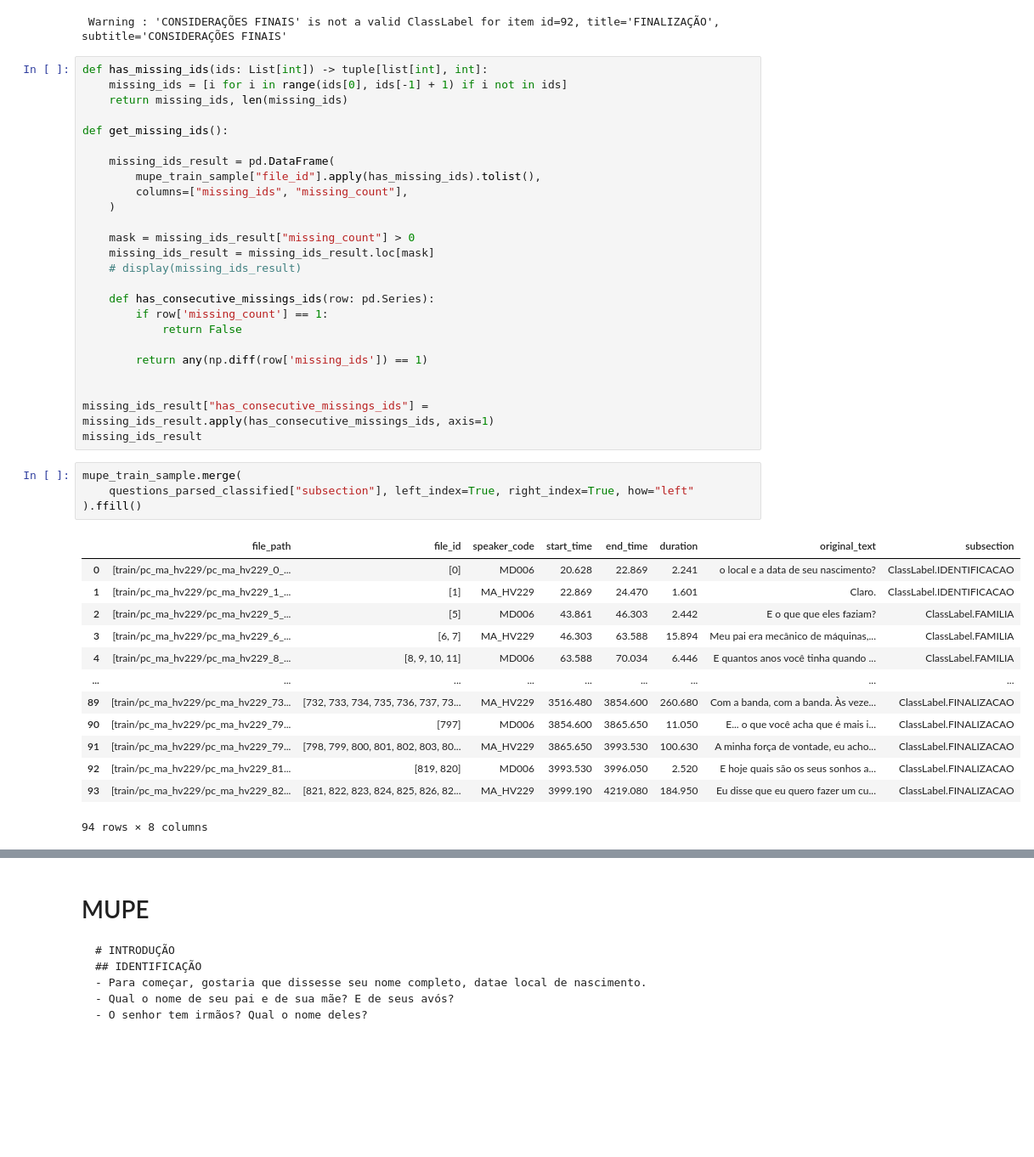
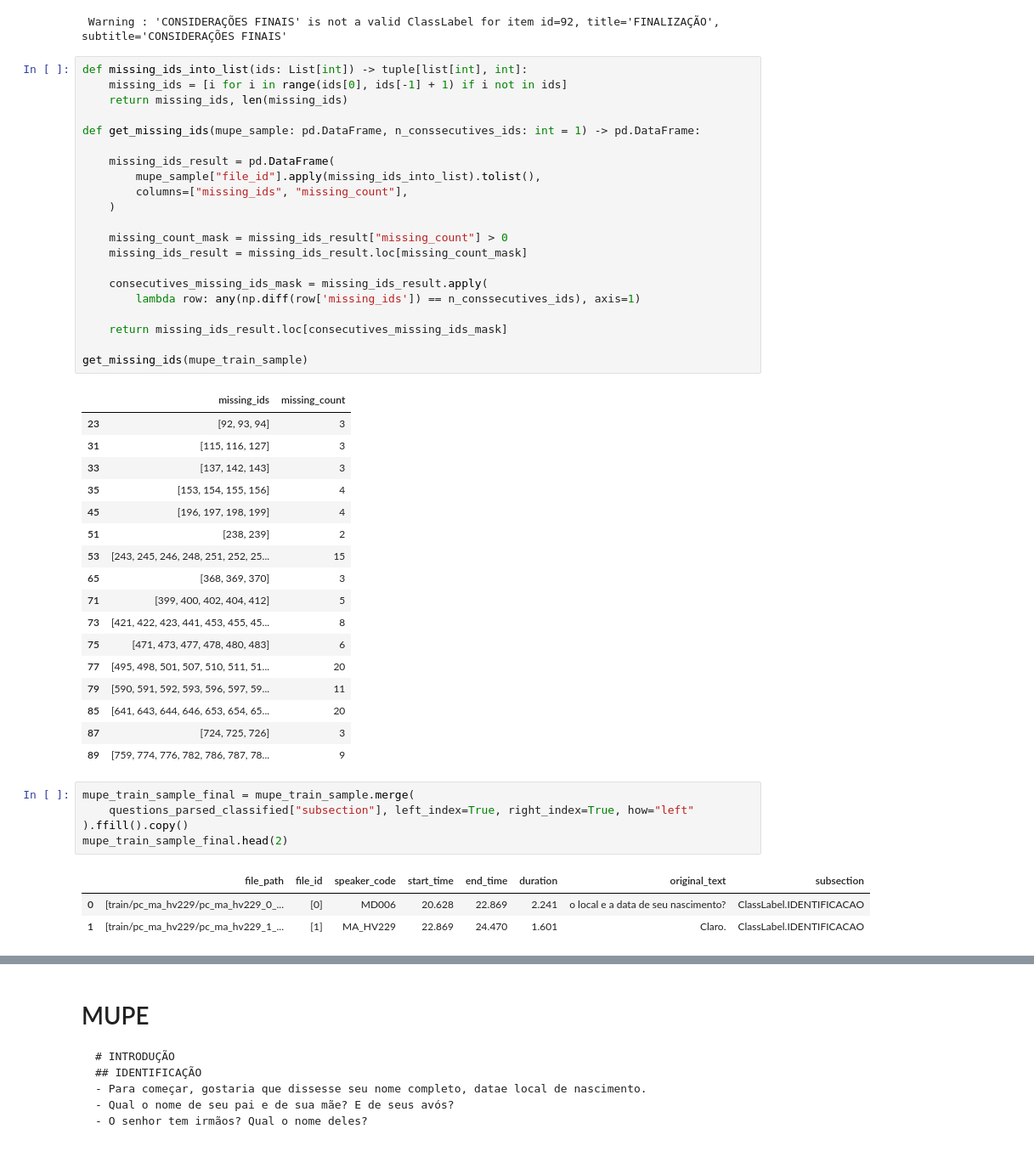
Before and after one commit to antonioMoreira/my-masters-degree, a Jupyter notebook: notebooks/mupe-dataset.ipynb, the cells around one changed output, grey strips where cells are left out. Shown at 85% size. Drawn from its saved outputs; the diff is of its cells as text; blank space fills up the shorter version.

```diff
--- a/notebooks/mupe-dataset.ipynb
+++ b/notebooks/mupe-dataset.ipynb
@@ -767,45 +769,50 @@ subtitle='CONSIDERAÇÕES FINAIS'
  Warning : 'CONSIDERAÇÕES FINAIS' is not a valid ClassLabel for item id=92, title='FINALIZAÇÃO',
 subtitle='CONSIDERAÇÕES FINAIS'
 # %%
-def has_missing_ids(ids: List[int]) -> tuple[list[int], int]:
+def missing_ids_into_list(ids: List[int]) -> tuple[list[int], int]:
     missing_ids = [i for i in range(ids[0], ids[-1] + 1) if i not in ids]
     return missing_ids, len(missing_ids)
 
-def get_missing_ids():
+def get_missing_ids(mupe_sample: pd.DataFrame, n_conssecutives_ids: int = 1) -> pd.DataFrame:
 
     missing_ids_result = pd.DataFrame(
-        mupe_train_sample["file_id"].apply(has_missing_ids).tolist(),
+        mupe_sample["file_id"].apply(missing_ids_into_list).tolist(),
         columns=["missing_ids", "missing_count"],
     )
 
-    mask = missing_ids_result["missing_count"] > 0
-    missing_ids_result = missing_ids_result.loc[mask]
-    # display(missing_ids_result)
+    missing_count_mask = missing_ids_result["missing_count"] > 0
+    missing_ids_result = missing_ids_result.loc[missing_count_mask]
 
-    def has_consecutive_missings_ids(row: pd.Series):
-        if row['missing_count'] == 1:
-            return False
+    consecutives_missing_ids_mask = missing_ids_result.apply(
+        lambda row: any(np.diff(row['missing_ids']) == n_conssecutives_ids), axis=1)
 
-        return any(np.diff(row['missing_ids']) == 1)
+    return missing_ids_result.loc[consecutives_missing_ids_mask]
 
-
-missing_ids_result["has_consecutive_missings_ids"] = missing_ids_result.apply(has_consecutive_missings_ids, axis=1)
-missing_ids_result
+get_missing_ids(mupe_train_sample)
+# %% [output]
+|  | missing_ids | missing_count |
+| 23 | [92, 93, 94] | 3 |
+| 31 | [115, 116, 127] | 3 |
+| 33 | [137, 142, 143] | 3 |
+| 35 | [153, 154, 155, 156] | 4 |
+| 45 | [196, 197, 198, 199] | 4 |
+| 51 | [238, 239] | 2 |
+| 53 | [243, 245, 246, 248, 251, 252, 25... | 15 |
+| 65 | [368, 369, 370] | 3 |
+| 71 | [399, 400, 402, 404, 412] | 5 |
+| 73 | [421, 422, 423, 441, 453, 455, 45... | 8 |
+| 75 | [471, 473, 477, 478, 480, 483] | 6 |
+| 77 | [495, 498, 501, 507, 510, 511, 51... | 20 |
+| 79 | [590, 591, 592, 593, 596, 597, 59... | 11 |
+| 85 | [641, 643, 644, 646, 653, 654, 65... | 20 |
+| 87 | [724, 725, 726] | 3 |
+| 89 | [759, 774, 776, 782, 786, 787, 78... | 9 |
 # %%
-mupe_train_sample.merge(
+mupe_train_sample_final = mupe_train_sample.merge(
     questions_parsed_classified["subsection"], left_index=True, right_index=True, how="left"
-).ffill()
+).ffill().copy()
+mupe_train_sample_final.head(2)
 # %% [output]
 |  | file_path | file_id | speaker_code | start_time | end_time | duration | original_text | subsection |
 | 0 | [train/pc_ma_hv229/pc_ma_hv229_0_... | [0] | MD006 | 20.628 | 22.869 | 2.241 | o local e a data de seu nascimento? | ClassLabel.IDENTIFICACAO |
 | 1 | [train/pc_ma_hv229/pc_ma_hv229_1_... | [1] | MA_HV229 | 22.869 | 24.470 | 1.601 | Claro. | ClassLabel.IDENTIFICACAO |
-| 2 | [train/pc_ma_hv229/pc_ma_hv229_5_... | [5] | MD006 | 43.861 | 46.303 | 2.442 | E o que que eles faziam? | ClassLabel.FAMILIA |
-| 3 | [train/pc_ma_hv229/pc_ma_hv229_6_... | [6, 7] | MA_HV229 | 46.303 | 63.588 | 15.894 | Meu pai era mecânico de máquinas,... | ClassLabel.FAMILIA |
-| 4 | [train/pc_ma_hv229/pc_ma_hv229_8_... | [8, 9, 10, 11] | MD006 | 63.588 | 70.034 | 6.446 | E quantos anos você tinha quando ... | ClassLabel.FAMILIA |
-| ... | ... | ... | ... | ... | ... | ... | ... | ... |
-| 89 | [train/pc_ma_hv229/pc_ma_hv229_73... | [732, 733, 734, 735, 736, 737, 73... | MA_HV229 | 3516.480 | 3854.600 | 260.680 | Com a banda, com a banda. Às veze... | ClassLabel.FINALIZACAO |
-| 90 | [train/pc_ma_hv229/pc_ma_hv229_79... | [797] | MD006 | 3854.600 | 3865.650 | 11.050 | E... o que você acha que é mais i... | ClassLabel.FINALIZACAO |
-| 91 | [train/pc_ma_hv229/pc_ma_hv229_79... | [798, 799, 800, 801, 802, 803, 80... | MA_HV229 | 3865.650 | 3993.530 | 100.630 | A minha força de vontade, eu acho... | ClassLabel.FINALIZACAO |
-| 92 | [train/pc_ma_hv229/pc_ma_hv229_81... | [819, 820] | MD006 | 3993.530 | 3996.050 | 2.520 | E hoje quais são os seus sonhos a... | ClassLabel.FINALIZACAO |
-| 93 | [train/pc_ma_hv229/pc_ma_hv229_82... | [821, 822, 823, 824, 825, 826, 82... | MA_HV229 | 3999.190 | 4219.080 | 184.950 | Eu disse que eu quero fazer um cu... | ClassLabel.FINALIZACAO |
-94 rows × 8 columns
```
Also changed, not shown: parts of 11 cells of this notebook, 1 other file.
